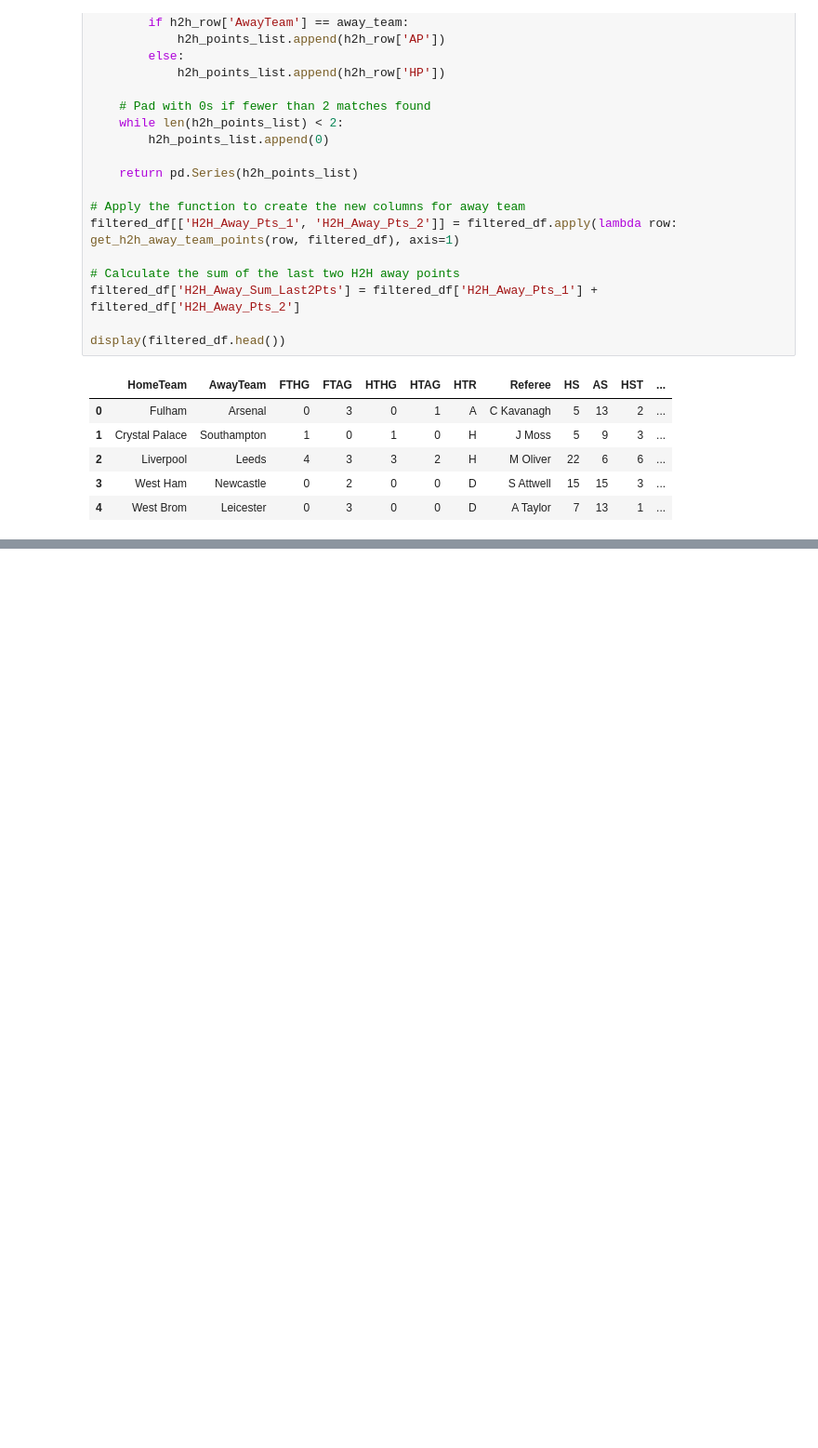
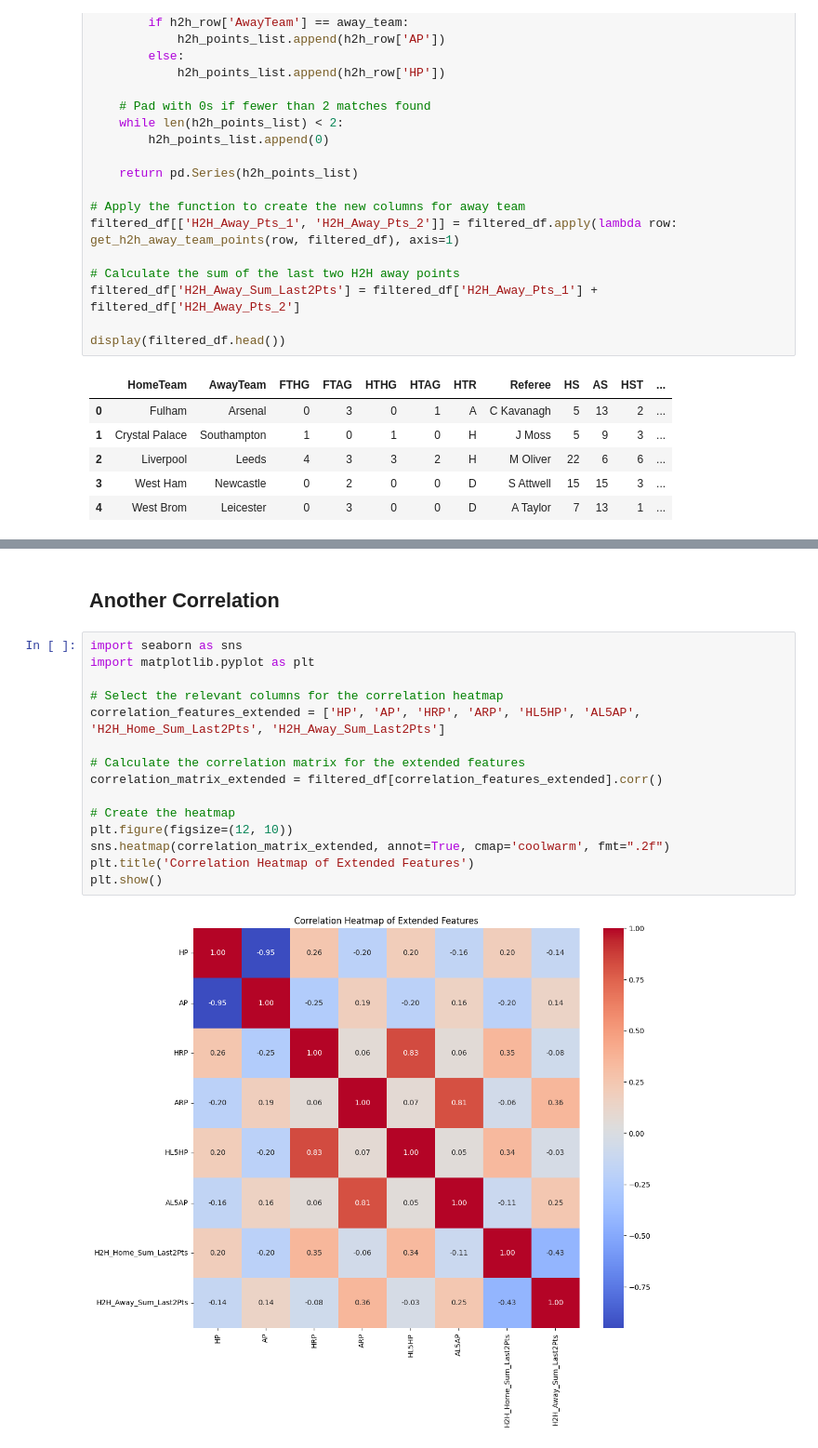
Before and after one commit to venti-sei/Bet26, a Jupyter notebook: bet.ipynb, the cells around one changed output, grey strips where cells are left out. Shown at 93% size. Saved outputs shown, nothing was run; the diff lists cells and outputs as text; blank space fills up the shorter version.

Commit message:
Added correlation for the two matches points for head to head teams

```diff
--- a/bet.ipynb
+++ b/bet.ipynb
@@ -530,0 +514,19 @@ display(filtered_df.head())
+# %% [markdown]
+## Another Correlation
+# %%
+import seaborn as sns
+import matplotlib.pyplot as plt
+
+# Select the relevant columns for the correlation heatmap
+correlation_features_extended = ['HP', 'AP', 'HRP', 'ARP', 'HL5HP', 'AL5AP', 'H2H_Home_Sum_Last2Pts', 'H2H_Away_Sum_Last2Pts']
+
+# Calculate the correlation matrix for the extended features
+correlation_matrix_extended = filtered_df[correlation_features_extended].corr()
+
+# Create the heatmap
+plt.figure(figsize=(12, 10))
+sns.heatmap(correlation_matrix_extended, annot=True, cmap='coolwarm', fmt=".2f")
+plt.title('Correlation Heatmap of Extended Features')
+plt.show()
+# %% [output]
+[figure, added]
```
Also changed, not shown: parts of 6 cells of this notebook.
